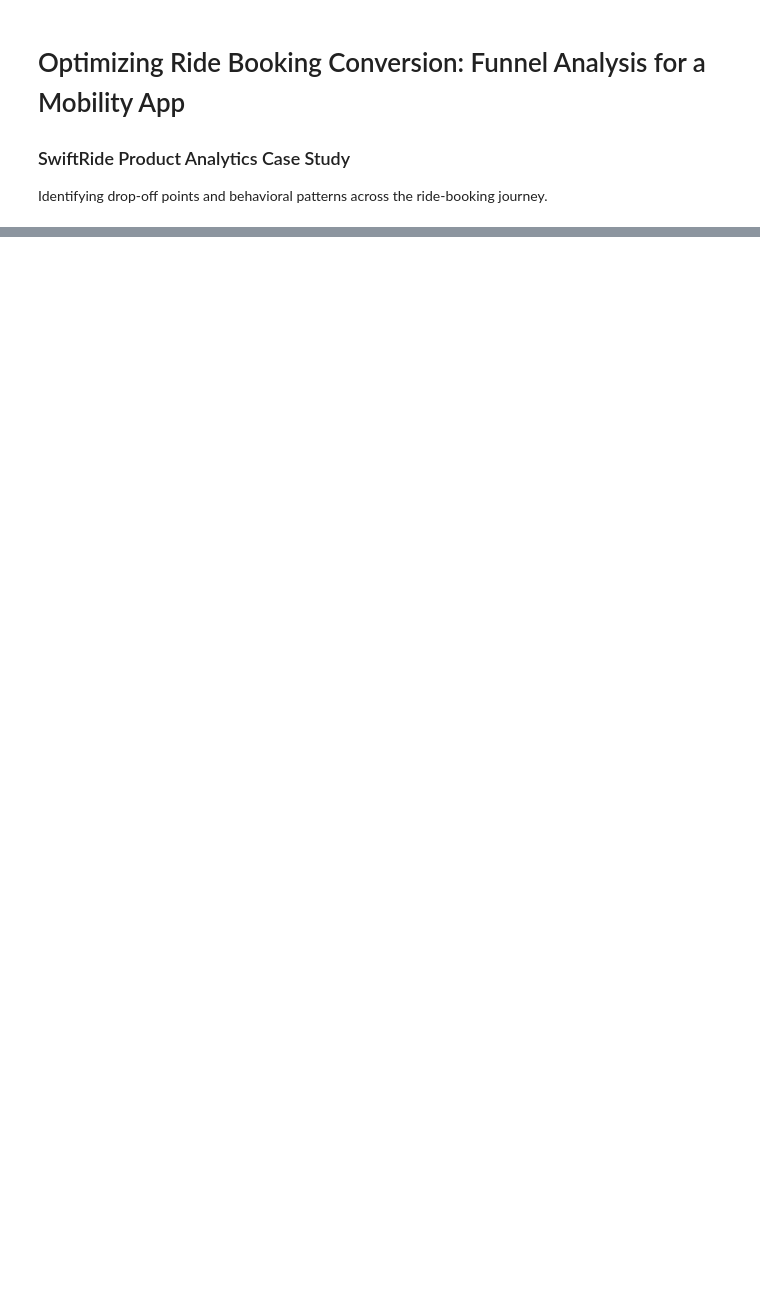
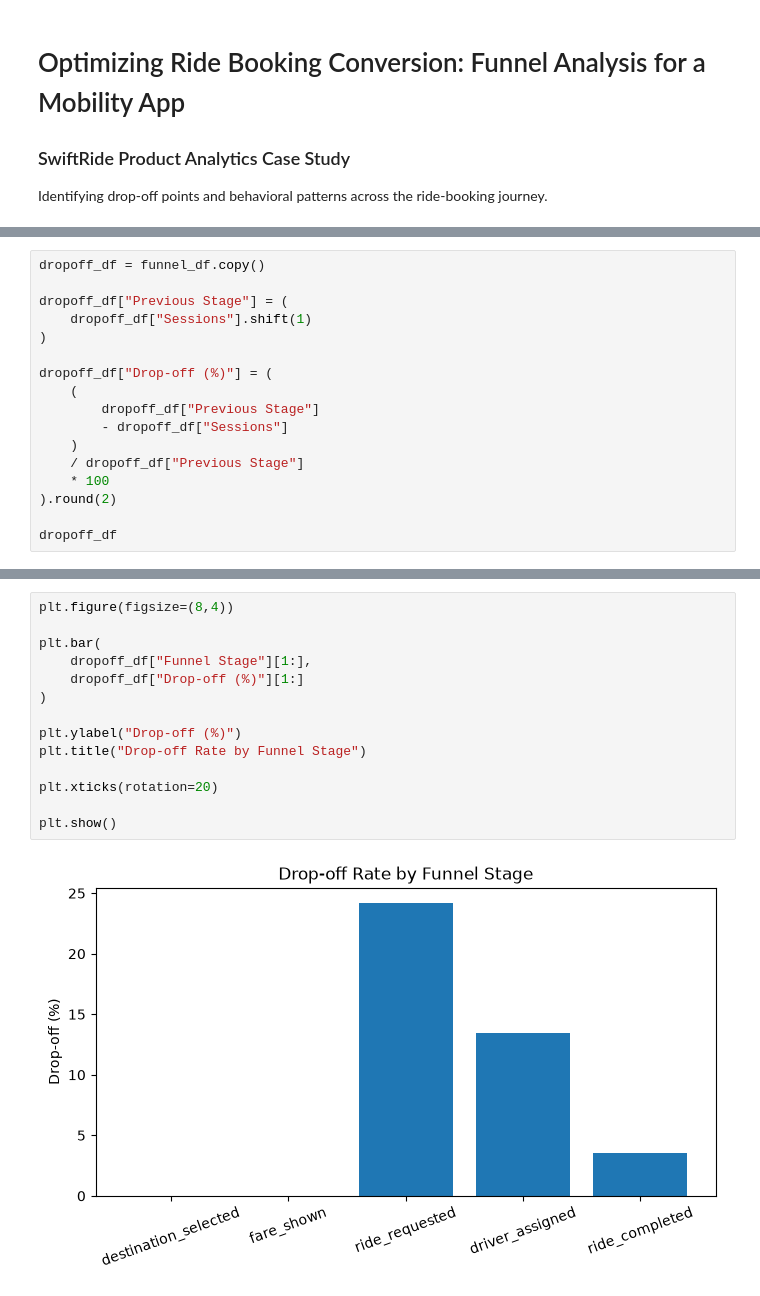
Before and after one commit to trihanda/mobility-product-funnel-analysis, a Jupyter notebook: notebooks/funnel_analysis.ipynb, the cells around one changed output, grey strips where cells are left out. Drawn from its saved outputs; the diff is of its cells as text; blank space fills up the shorter version.

```diff
--- a/notebooks/funnel_analysis.ipynb
+++ b/notebooks/funnel_analysis.ipynb
@@ -175,0 +411,17 @@ funnel_counts
+# %%
+dropoff_df = funnel_df.copy()
+
+dropoff_df["Previous Stage"] = (
+    dropoff_df["Sessions"].shift(1)
+)
+
+dropoff_df["Drop-off (%)"] = (
+    (
+        dropoff_df["Previous Stage"]
+        - dropoff_df["Sessions"]
+    )
+    / dropoff_df["Previous Stage"]
+    * 100
+).round(2)
+
+dropoff_df
@@ -176 +436,17 @@ funnel_counts
+# %%
+plt.figure(figsize=(8,4))
+
+plt.bar(
+    dropoff_df["Funnel Stage"][1:],
+    dropoff_df["Drop-off (%)"][1:]
+)
+
+plt.ylabel("Drop-off (%)")
+plt.title("Drop-off Rate by Funnel Stage")
+
+plt.xticks(rotation=20)
+
+plt.show()
+# %% [output]
+[figure, added]
 # %% [markdown]
```
Also changed, not shown: parts of 53 cells of this notebook, 1 other file.
